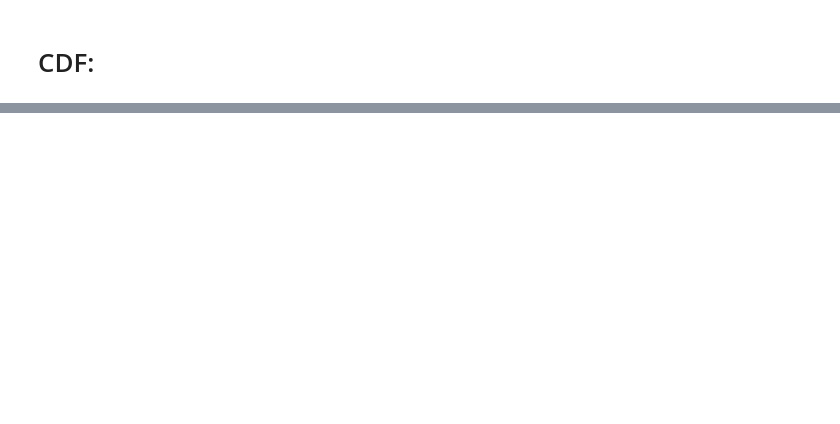
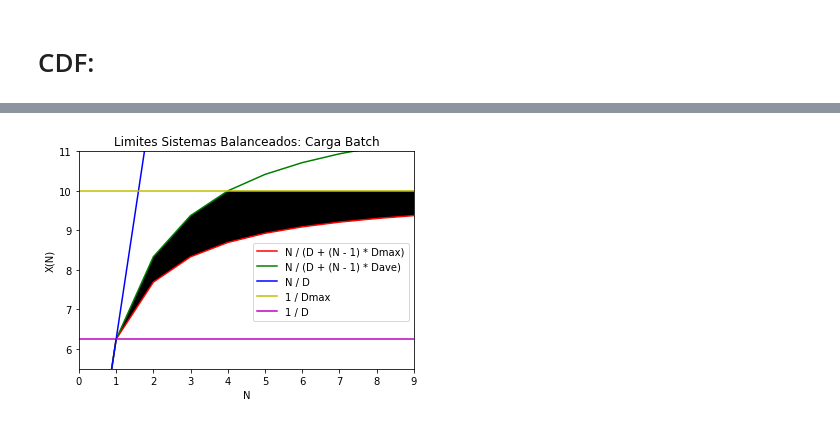
Before and after one commit to LucasFrank/AvaliacaoDesempenhoSistemas, a Jupyter notebook: Trabalho AVALIAÇÃO DE DESEMPENHO DE SISTEMAS.ipynb, the cells around one changed output, grey strips where cells are left out. Saved outputs shown, nothing was run; the diff lists cells and outputs as text; code cells hidden in the pictures; blank space fills up the shorter version.

```diff
--- a/Trabalho AVALIAÇÃO DE DESEMPENHO DE SISTEMAS.ipynb
+++ b/Trabalho AVALIAÇÃO DE DESEMPENHO DE SISTEMAS.ipynb
@@ -204,0 +234,3 @@ A seguir o plot da CDF.
+# %%
+def X1(N,D):
+    return N / D
@@ -204,0 +255,31 @@ A seguir o plot da CDF.
+# %%
+N = range(11)
+D = 0.16
+Dmax = 0.10
+Dave = 0.08
+Z = 0
+lam = 0
+# %%
+yx0 = np.array([X(1, Dmax, D, i, Z, Dave) for i in N])
+yx1 = [X1(i, D) for i in N]
+yx2 = [1 / Dmax for i in N]
+yx3 = [1 / D for i in N]
+
+yx4 = np.minimum(yx0[:, 1], yx2)
+
+plt.plot(N, yx0[:, 0], 'r-', label = 'N / (D + (N - 1) * Dmax)')
+plt.plot(N, yx0[:, 1], 'g-', label = 'N / (D + (N - 1) * Dave)')
+plt.plot(N, yx1, 'b-', label = 'N / D')
+plt.plot(yx2, 'y-', label = '1 / Dmax')
+plt.plot(yx3, 'm-', label = '1 / D')
+plt.fill_between(N, yx0[:,0], yx4, facecolor = 'k')
+
+plt.title('Limites Sistemas Balanceados: Carga Batch')
+plt.ylim(5.5, 11)
+plt.xlim(0, 9)
+plt.xlabel('N')
+plt.ylabel('X(N)')
+plt.legend(loc = 'center right', bbox_to_anchor = (1,0.4))
+plt.show()
+# %% [output]
+[figure, added]
```
Also changed, not shown: parts of 9 cells of this notebook.
